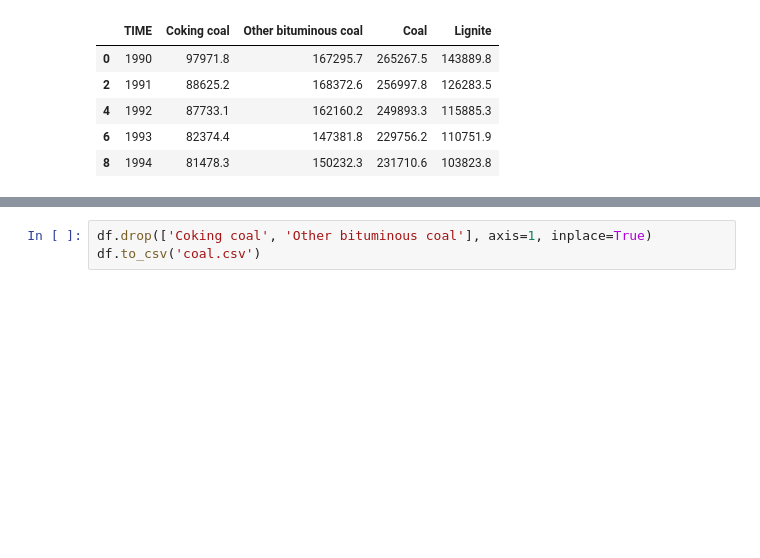
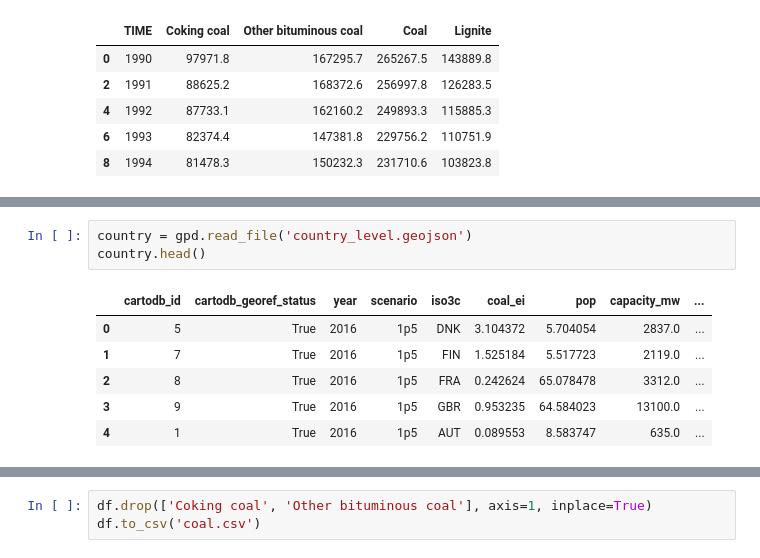
Before and after one commit to lef-kal/espon_portal, a Jupyter notebook: for_datastories.ipynb, the cells around one changed output, grey strips where cells are left out. Saved outputs shown, nothing was run; the diff lists cells and outputs as text; blank space fills up the shorter version.

```diff
--- a/for_datastories.ipynb
+++ b/for_datastories.ipynb
@@ -13,0 +91,10 @@ df.head()
+# %%
+country = gpd.read_file('country_level.geojson')
+country.head()
+# %% [output]
+|  | cartodb_id | cartodb_georef_status | year | scenario | iso3c | coal_ei | pop | capacity_mw | ... |
+| 0 | 5 | True | 2016 | 1p5 | DNK | 3.104372 | 5.704054 | 2837.0 | ... |
+| 1 | 7 | True | 2016 | 1p5 | FIN | 1.525184 | 5.517723 | 2119.0 | ... |
+| 2 | 8 | True | 2016 | 1p5 | FRA | 0.242624 | 65.078478 | 3312.0 | ... |
+| 3 | 9 | True | 2016 | 1p5 | GBR | 0.953235 | 64.584023 | 13100.0 | ... |
+| 4 | 1 | True | 2016 | 1p5 | AUT | 0.089553 | 8.583747 | 635.0 | ... |
```
Also changed, not shown: parts of 7 cells of this notebook, 4 other files.
